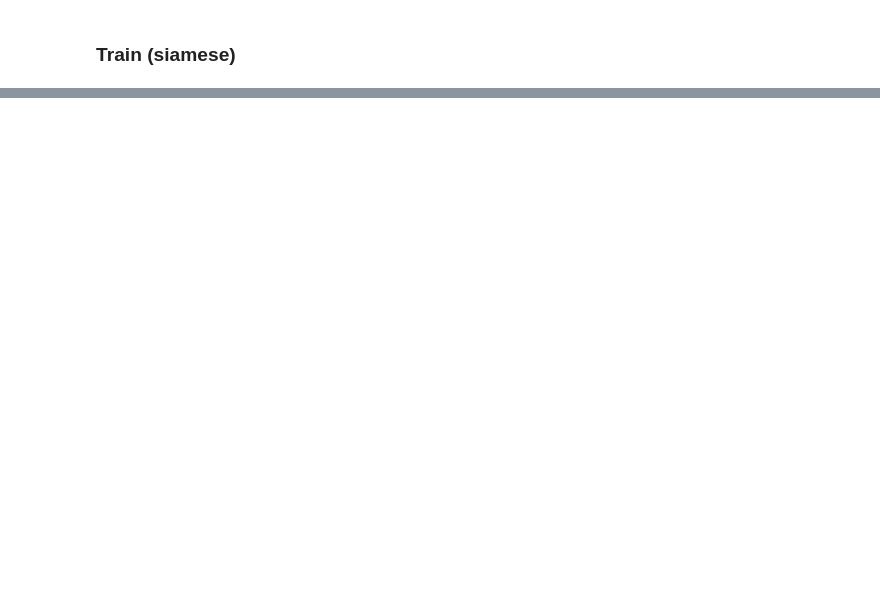
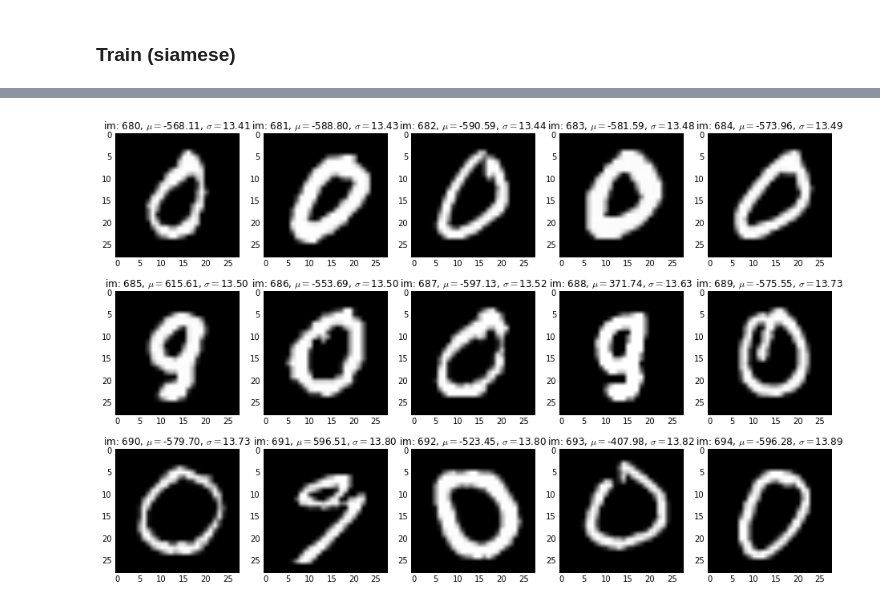
Before and after one commit to LCTPalmer/deep-utils, a Jupyter notebook: siamese_mnist.ipynb, the cells around one changed output, grey strips where cells are left out. Saved outputs shown, nothing was run; the diff lists cells and outputs as text; code cells hidden in the pictures; blank space fills up the shorter version.

Commit message:
bayesian by dropout netwroks

```diff
--- a/siamese_mnist.ipynb
+++ b/siamese_mnist.ipynb
@@ -284,0 +465,19 @@ print full_output[-2][comp]
+# %%
+#calc the whole lot (may take a while w dropout)
+out = check_fn(X_val[:800])
+# %%
+#visualise some results
+inds = np.argsort(out[-3][:,1])
+rows = 3
+cols = 5
+f, ax = plt.subplots(rows,cols, figsize=(16, 10))
+start_im=680
+for irow in xrange(rows):
+    for icol in xrange(cols):
+        ax[irow, icol].imshow(out[0][inds[start_im],0], cmap='gray')
+        title_string = 'im: {2}, $\mu = ${0:.2f}, $\sigma = ${1:.2f}'.\
+            format(out[-3][inds[start_im], 0], pow(out[-3][inds[start_im], 1],0.5), start_im)
+        ax[irow, icol].set_title(title_string)
+        start_im += 1
+# %% [output]
+[figure, added]
```
Also changed, not shown: parts of 18 cells of this notebook, 2 other files.
